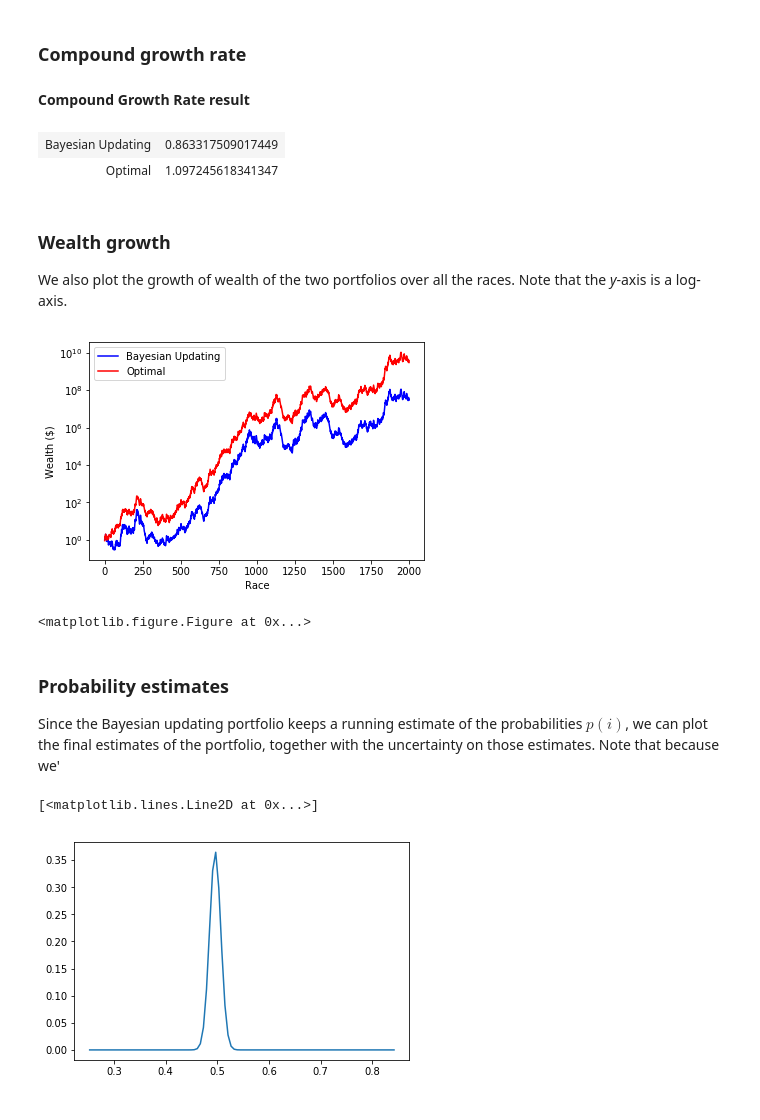
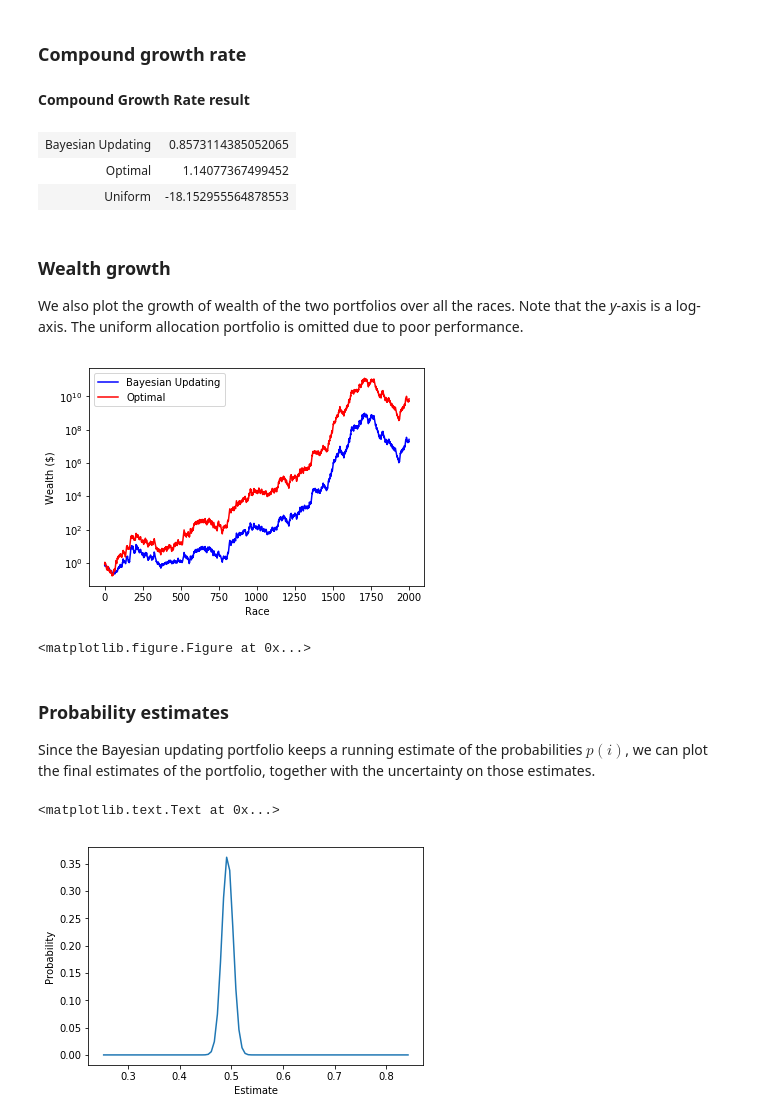
Before and after one commit to ptuls/multiarm_kelly_portfolio, a Jupyter notebook: docker/Kelly Multiarm Portfolio Simulation.ipynb, the cells around one changed output. Cells and saved outputs as stored; diff of their text form; code cells hidden in the pictures.

Commit message:
Updated with uniform allocation

```diff
--- a/docker/Kelly Multiarm Portfolio Simulation.ipynb
+++ b/docker/Kelly Multiarm Portfolio Simulation.ipynb
@@ -58,7 +58,7 @@ odds = np.array([1.3, 7.0, 3.0])
 initial_wealth = 1
 burn_in_period = 100
 # %%
-bayesian_portfolio_history, optimal_portfolio_history, bayesian_portfolio, optimal_portfolio = simulate(
+bayesian_portfolio_history, optimal_portfolio_history, uniform_portfolio_history, bayesian_portfolio, optimal_portfolio, uniform_portfolio = simulate(
     initial_wealth,
     probabilities,
     odds,
@@ -102,26 +102,32 @@ def display_table(data, title):
 
 bayesian_cgr = cgr(initial_wealth, bayesian_portfolio.wealth, num_races)
 optimal_cgr = cgr(initial_wealth, optimal_portfolio.wealth, num_races)
+uniform_cgr = cgr(initial_wealth, uniform_portfolio.wealth, num_races)
 
-cgr_result = [['<b>Bayesian Updating</b>', bayesian_cgr], ['<b>Optimal</b>', optimal_cgr]]
+cgr_result = [
+    ['<b>Bayesian Updating</b>', bayesian_cgr],
+    ['<b>Optimal</b>', optimal_cgr],
+    ['<b>Uniform</b>', uniform_cgr],
+]
 display_table(cgr_result, 'Compound Growth Rate result')
 # %% [output]
 Compound Growth Rate result
-| Bayesian Updating | 0.863317509017449 |
-| Optimal | 1.097245618341347 |
+| Bayesian Updating | 0.8573114385052065 |
+| Optimal | 1.14077367499452 |
+| Uniform | -18.152955564878553 |
 # %% [markdown]
 ### Wealth growth
 
-We also plot the growth of wealth of the two portfolios over all the races. Note that the *y*-axis is a log-axis.
+We also plot the growth of wealth of the two portfolios over all the races. Note that the *y*-axis is a log-axis. The uniform allocation portfolio is omitted due to poor performance.
 # %%
 plot_wealth(bayesian_portfolio_history, optimal_portfolio_history, num_races)
 # %% [output]
-[figure, old version]
+[figure, new version]
 <matplotlib.figure.Figure at 0x...>
 # %% [markdown]
 ### Probability estimates
 
-Since the Bayesian updating portfolio keeps a running estimate of the probabilities $p(i)$, we can plot the final estimates of the portfolio, together with the uncertainty on those estimates. Note that because we'
+Since the Bayesian updating portfolio keeps a running estimate of the probabilities $p(i)$, we can plot the final estimates of the portfolio, together with the uncertainty on those estimates.
 # %%
 from scipy.stats import norm
 
@@ -134,6 +140,8 @@ for i in range(len(odds)):
 # %%
 # example: probability of horse 1 winning the race with uncertainty
 plt.plot(x, pdf[0])
+plt.xlabel('Estimate')
+plt.ylabel('Probability')
 # %% [output]
-[<matplotlib.lines.Line2D at 0x...>]
+<matplotlib.text.Text at 0x...>
-[figure, old version]
+[figure, new version]
```
Also changed, not shown: parts of 3 cells of this notebook, 3 other files.
